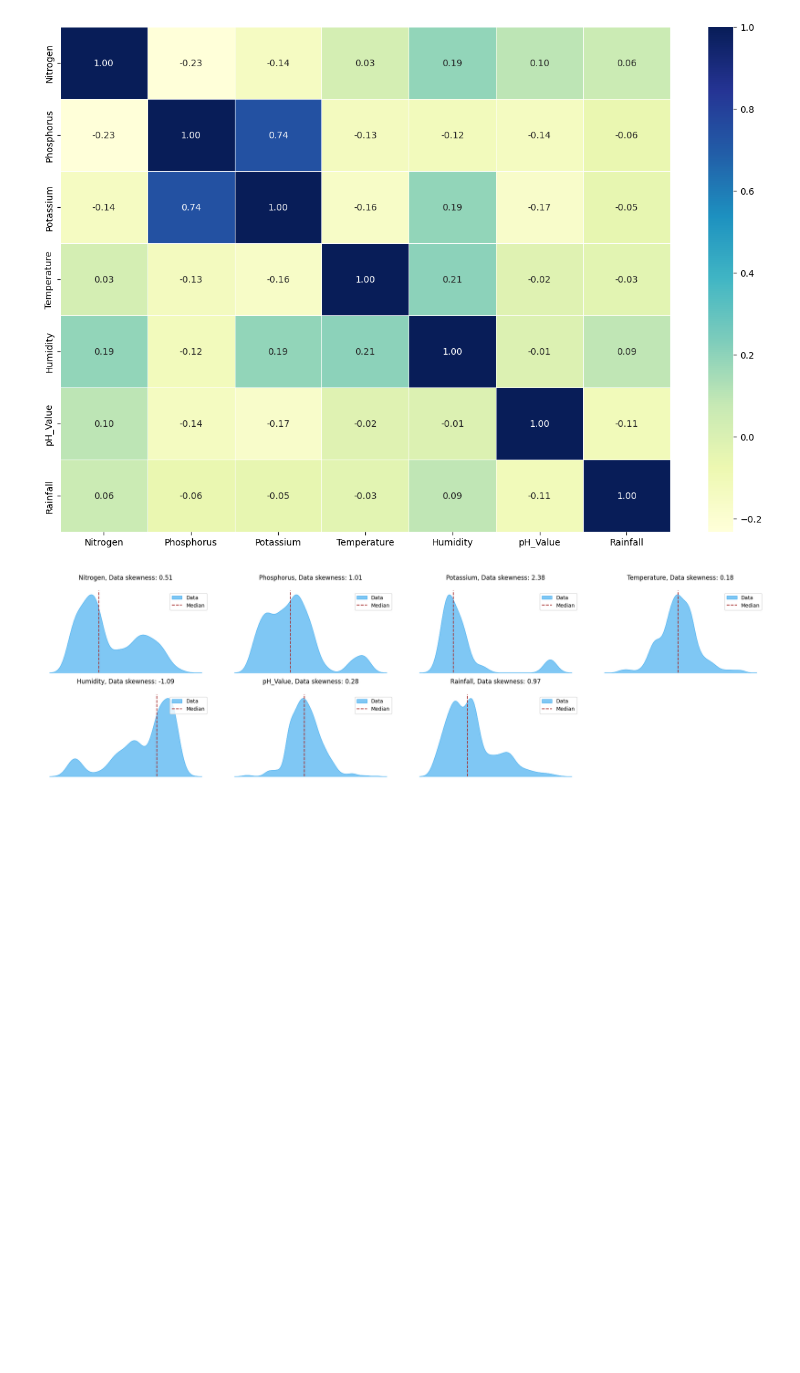
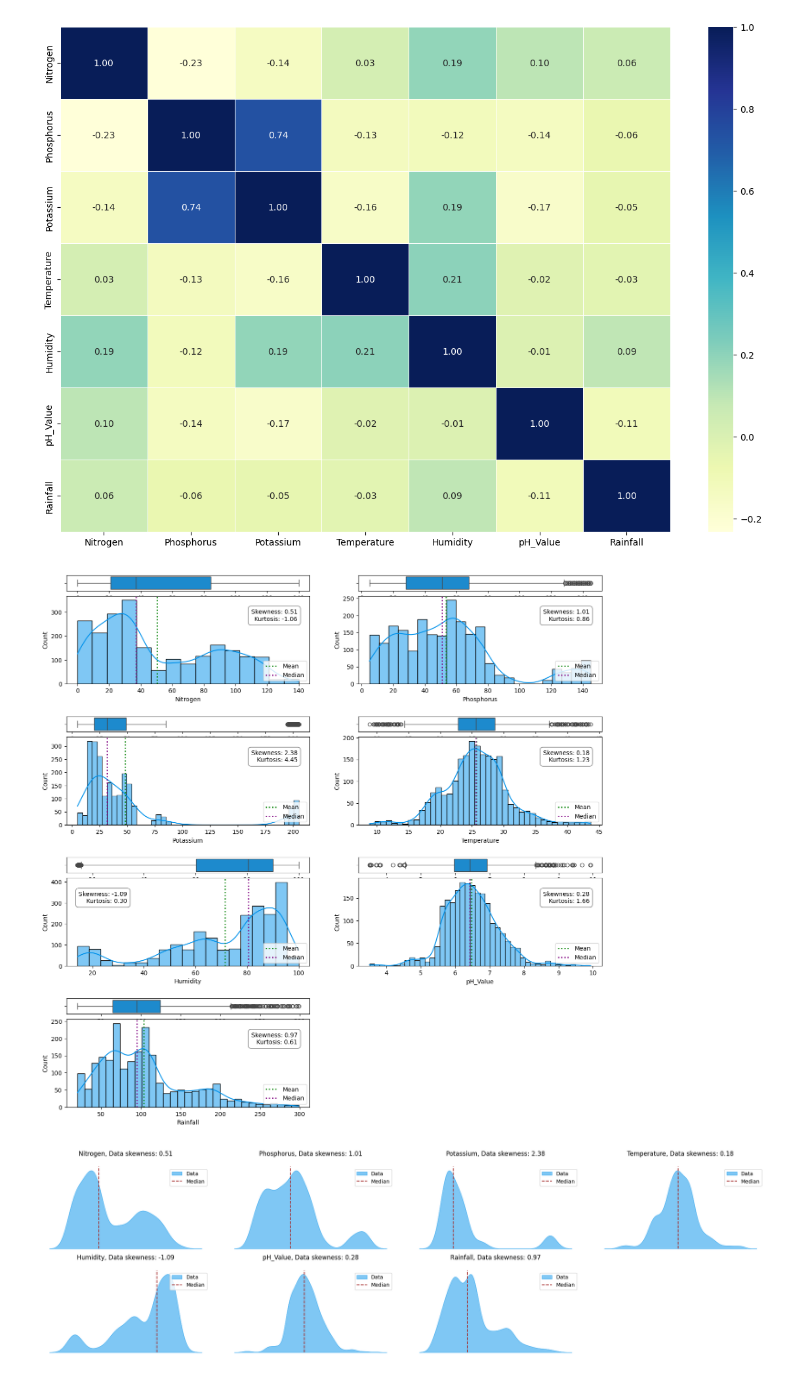
Before and after one commit to Unizomby/portfolio, a Jupyter notebook: projects/crop/crop_classification.ipynb, the cells around one changed output. Cells and saved outputs as stored; diff of their text form; code cells hidden in the pictures; blank space fills up the shorter version.

```diff
--- a/projects/crop/crop_classification.ipynb
+++ b/projects/crop/crop_classification.ipynb
@@ -151,3 +222,7 @@ sns.heatmap(corr_matrix,
+# %%
+dist_plot(df, features)
+# %% [output]
+[figure, added]
 # %%
 metric_col = df.select_dtypes(include=['number']).columns
 # %%
```
Also changed, not shown: parts of 4 cells of this notebook, 1 other file.
